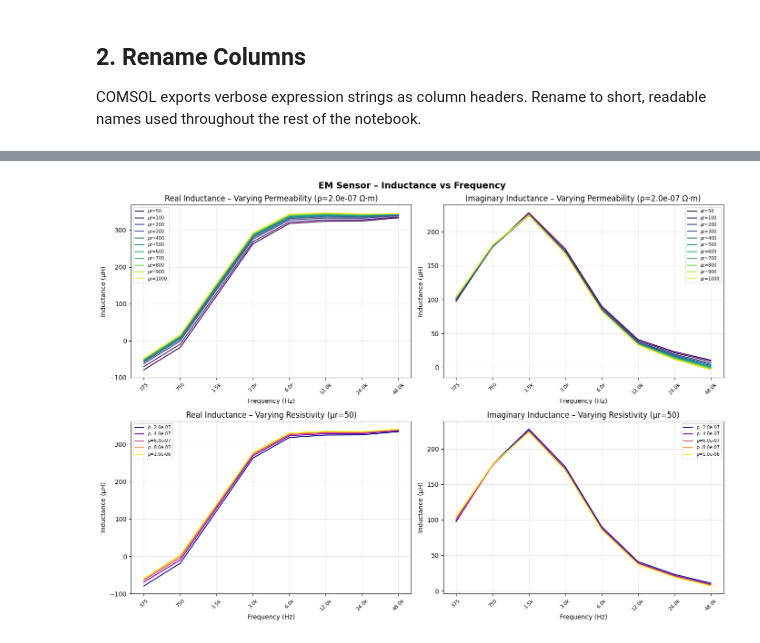
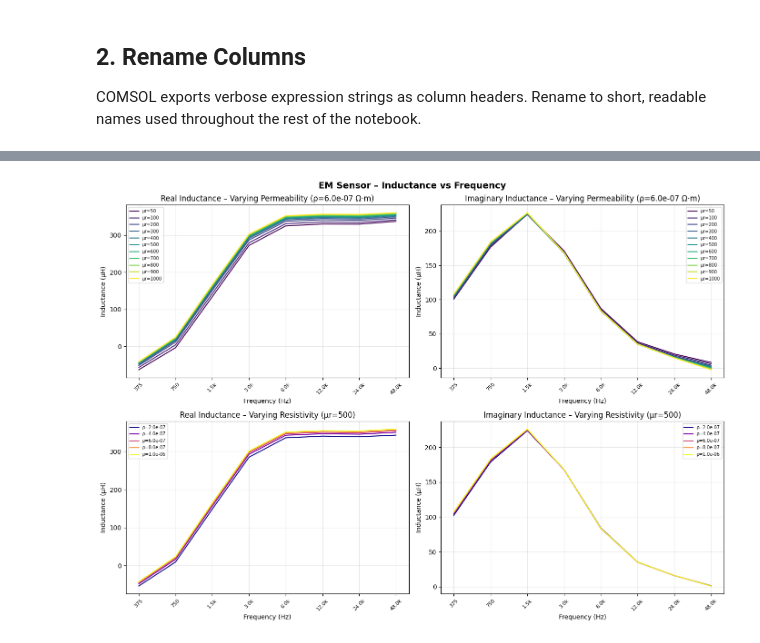
Before and after one commit to Benn800/ect-inversion, a Jupyter notebook: notebooks/01_eda.ipynb, the cells around one changed output, grey strips where cells are left out. Saved outputs shown, nothing was run; the diff lists cells and outputs as text; code cells hidden in the pictures.

```diff
--- a/notebooks/01_eda.ipynb
+++ b/notebooks/01_eda.ipynb
@@ -14,6 +40,9 @@ from matplotlib.ticker import FixedFormatter
 
 Raw output from COMSOL exported to Excel. `header=4` skips the first four rows of COMSOL metadata so pandas reads the correct column-name row.
 # %%
-data = pd.read_excel(r"d:\Study\Uni\ect-inversion\data\raw\em_sensor_data.xlsx", header=4)
-data.head()
+from src.data import load_raw,rename_columns, compute_differential
+
+raw = load_raw()
+print('Shape:',raw.shape)
+raw.head()
 # %% [output]
@@ -68,16 +100,8 @@ The sign of H depends on coil orientation in the COMSOL model; if the mean is ne
 # %%
-# Differential mutual inductance: H = coil2 - coil3
-# Both the real and imaginary parts are differenced independently.
-data['H_real'] = data['coil2_real'] - data['coil3_real']
-data['H_imag'] = data['coil2_imag'] - data['coil3_imag']
+raw = compute_differential(raw)
 
-# COMSOL coil orientation can produce an overall sign flip relative to
-# the physical measurement convention. If the majority of H_real values
-# are negative, negate the whole column so downstream plots are intuitive.
-if data['H_real'].mean() < 0:
-    data['H_real'] = -data['H_real']
-if data['H_imag'].mean() < 0:
-    data['H_imag'] = -data['H_imag']
-
-print(data[['frequency', 'H_real', 'H_imag']].head(10))
+print(f"H_real mean: {raw['H_real'].mean():.6f}  (should be positive after sign correction)")
+print(f"H_imag mean: {raw['H_imag'].mean():.6f}  (should be positive after sign correction)")
+print()
+raw[['frequency', 'H_real', 'H_imag']].head(10)
 # %% [output]
@@ -105,18 +163,18 @@ Frequency axis is logarithmic to span the full 375 Hz – 48 kHz sweep.
 # %%
 # Sorted unique parameter values across the simulation sweep
-permeabilities = sorted(data['permeability'].unique())
-resistivities  = sorted(data['resistivity'].unique())
+permeabilities = sorted(raw['permeability'].unique())
+resistivities  = sorted(raw['resistivity'].unique())
 
 # Choose fixed values for the "vary-one" subplots (lowest value in each sweep)
-res_fixed  = resistivities[0]
-perm_fixed = permeabilities[0]
+res_fixed  = resistivities[len(resistivities) // 2]
+perm_fixed = permeabilities[len(permeabilities) // 2]
 
 fig, axes = plt.subplots(2, 2, figsize=(14, 10))
 fig.suptitle('EM Sensor – Inductance vs Frequency', fontsize=14, fontweight='bold')
 
 # --- Top row: vary permeability, fix resistivity ---
 # Isolate rows with the fixed resistivity, then loop over all μr values.
-subset1 = data[data['resistivity'] == res_fixed]
+subset1 = raw[raw['resistivity'] == res_fixed]
 colors1  = plt.get_cmap('viridis')(np.linspace(0, 1, len(permeabilities)))
 
 for i, perm in enumerate(permeabilities):
@@ -129,35 +187,35 @@ axes[0, 0].set_title(f'Real Inductance – Varying Permeability (ρ={res_fixed:.
 axes[0, 1].set_title(f'Imaginary Inductance – Varying Permeability (ρ={res_fixed:.1e} Ω·m)')
 
 # --- Bottom row: vary resistivity, fix permeability ---
-subset2 = data[data['permeability'] == perm_fixed]
+subset2 = raw[raw['permeability'] == perm_fixed]
 colors2  = plt.get_cmap('plasma')(np.linspace(0, 1, len(resistivities)))
 
 for i, res in enumerate(resistivities):
     g = subset2[subset2['resistivity'] == res].sort_values('frequency')
     axes[1, 0].plot(g['frequency'], g['H_real'] * 1e6, color=colors2[i], label=f'ρ={res:.1e}')
     axes[1, 1].plot(g['frequency'], g['H_imag'] * 1e6, color=colors2[i], label=f'ρ={res:.1e}')
 
 axes[1, 0].set_title(f'Real Inductance – Varying Resistivity (μr={int(perm_fixed)})')
 axes[1, 1].set_title(f'Imaginary Inductance – Varying Resistivity (μr={int(perm_fixed)})')
 
 # --- Shared formatting ---
 # Use the exact simulated frequencies as x-ticks on a log scale.
-freq_ticks  = sorted(data['frequency'].unique())
+freq_ticks  = sorted(raw['frequency'].unique())
 freq_labels = [f'{f/1000:.1f}k' if f >= 1000 else str(int(f)) for f in freq_ticks]
 
 for ax in axes.flat:
     ax.set_xlabel('Frequency (Hz)')
     ax.set_ylabel('Inductance (μH)')
     ax.legend(fontsize=7)
     ax.set_xscale('log')
     ax.set_xticks(freq_ticks)
     ax.set_xticklabels(freq_labels, rotation=45, fontsize=8)
     ax.get_xaxis().set_major_formatter(FixedFormatter(freq_labels))
     ax.minorticks_off()
     ax.grid(True, alpha=0.3)
 
 plt.tight_layout()
-plt.savefig('inductance_plots.png', dpi=150, bbox_inches='tight')
+plt.savefig(fig_dir/'inductance_plots.png', dpi=150, bbox_inches='tight')
 plt.show()
 # %% [output]
-[figure, old version]
+[figure, new version]
```
Also changed, not shown: parts of 31 cells of this notebook, 7 other files.
